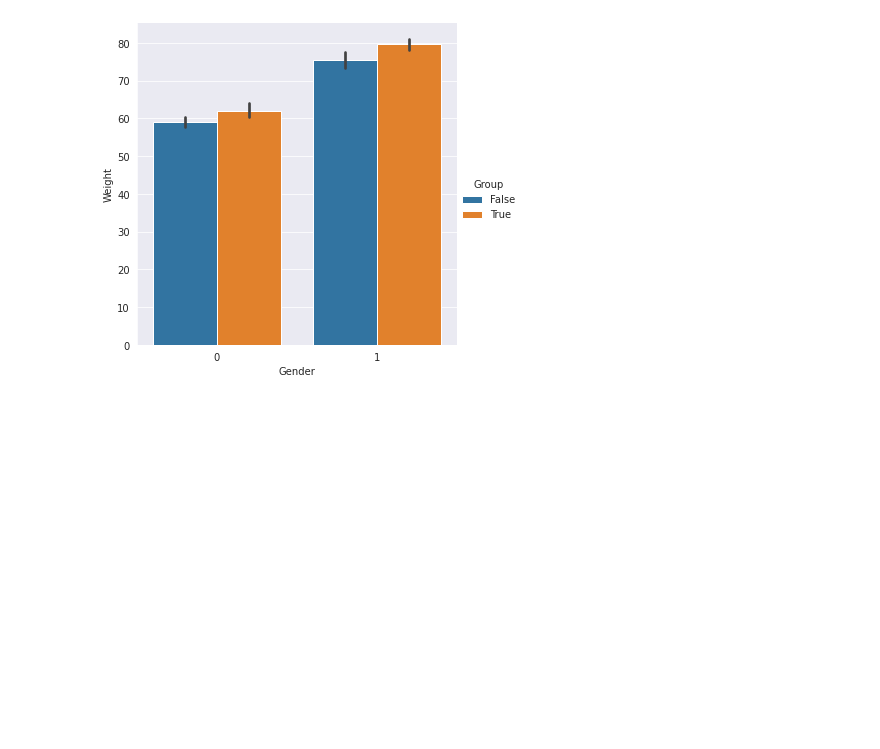
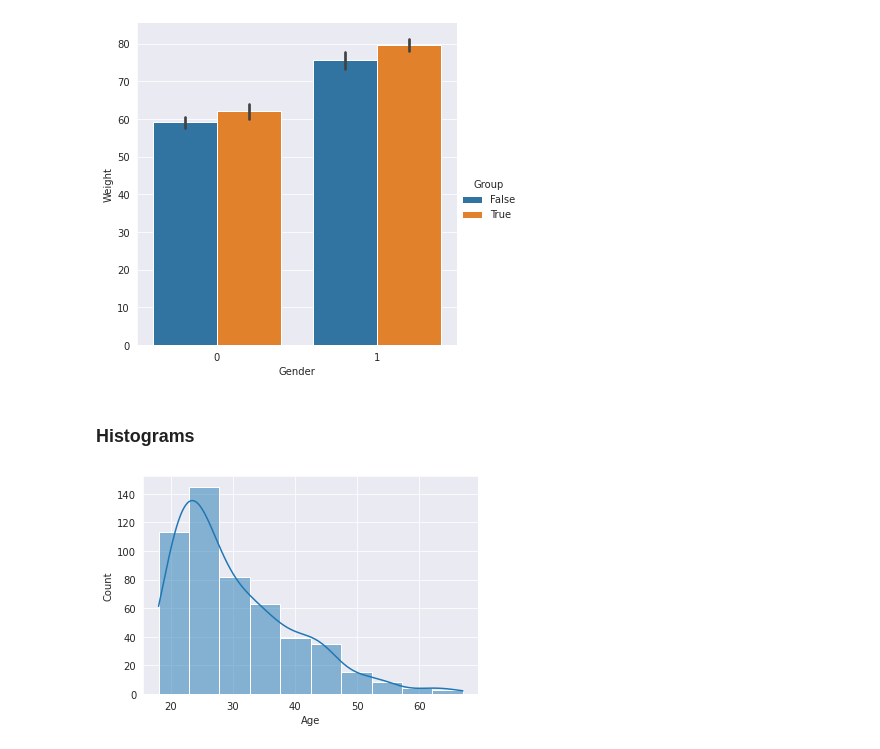
Before and after one commit to dvanderelst-classes/python-class, a Jupyter notebook: 15_Seaborn/Seaborn.ipynb, the cells around one changed output. Saved outputs shown, nothing was run; the diff lists cells and outputs as text; code cells hidden in the pictures; blank space fills up the shorter version.

````diff
--- a/15_Seaborn/Seaborn.ipynb
+++ b/15_Seaborn/Seaborn.ipynb
@@ -79,9 +79,9 @@ seaborn.lmplot(x='Age', y='Height', hue='Gender',scatter=False, data=data);
 
 Seaborn makes it easy to plot complex barplots. This is more difficult in ```matplotlib.pyplot```.
 # %%
-data['Group'] = data.Age < 25
+data_frame['Group'] = data_frame.Age < 25
 seaborn.set_style('darkgrid')
-seaborn.lmplot(x='Height', y='Bicep', hue='Gender', data=data);
+seaborn.lmplot(x='Height', y='Bicep', hue='Gender', data=data_frame);
 # %% [output]
 [figure]
 # %% [markdown]
@@ -93,12 +93,18 @@ seaborn.boxplot(x='Group', y='Weight', hue='Gender', data=data);
 # %% [markdown]
 ### Categorical plot
 # %%
-data['Group'] = data.Age > 25
-seaborn.catplot(x='Gender', y='Weight',hue='Group', data=data, kind='point');
+data_frame['Group'] = data_frame.Age > 25
+seaborn.catplot(x='Gender', y='Weight',hue='Group', data=data_frame, kind='point');
 # %% [output]
 [figure]
 # %%
-data['Group'] = data.Age > 25
-seaborn.catplot(x='Gender', y='Weight',hue='Group', data=data, kind='bar');
+data_frame['Group'] = data_frame.Age > 25
+seaborn.catplot(x='Gender', y='Weight',hue='Group', data=data_frame, kind='bar');
 # %% [output]
 [figure]
+# %% [markdown]
+### Histograms
+# %%
+seaborn.histplot(x='Age', data=data_frame, bins=10, kde=True);
+# %% [output]
+[figure, added]
````
Also changed, not shown: parts of 9 cells of this notebook, 1 other file.
